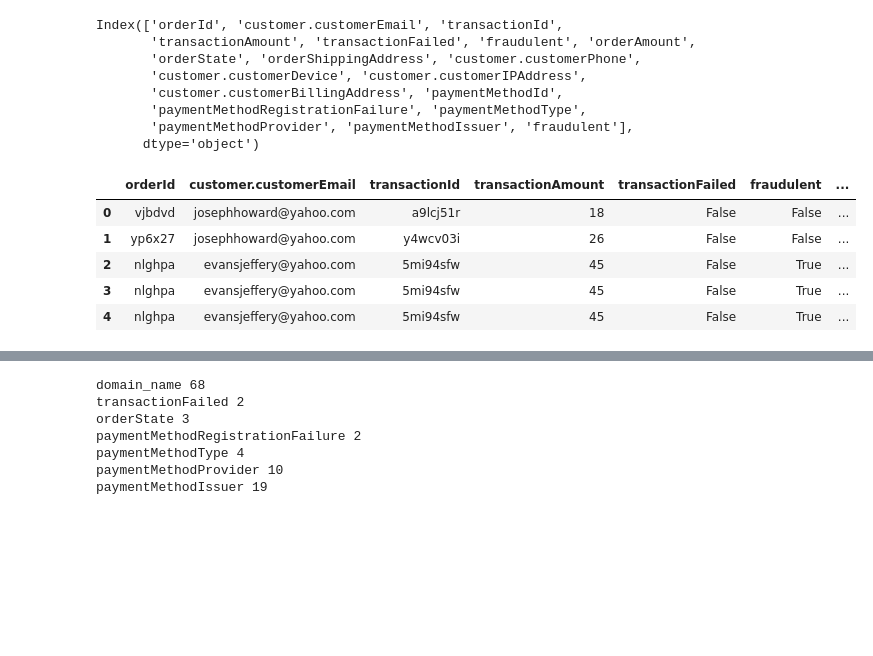
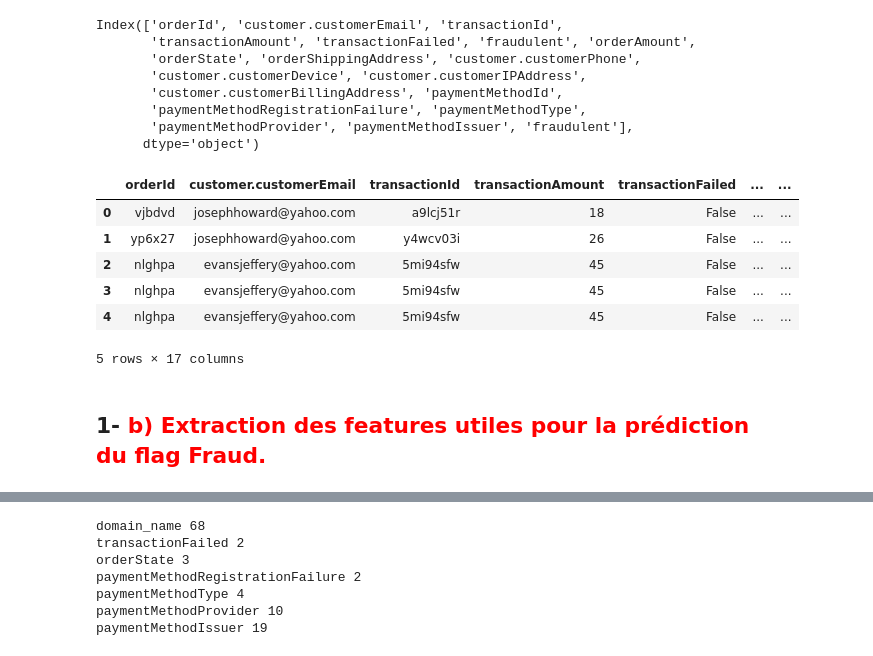
Before and after one commit to JaafarTahiri/Inwi_Test, a Jupyter notebook: Entretien INWI embauche 1.ipynb, the cells around one changed output, grey strips where cells are left out. Cells and saved outputs as stored; diff of their text form; code cells hidden in the pictures; blank space fills up the shorter version.

```diff
--- a/Entretien INWI embauche 1.ipynb
+++ b/Entretien INWI embauche 1.ipynb
@@ -39,7 +38,8 @@ data
     'transactionFailed': False}]}]
 # %%
 import pandas as pd
-pd.set_option('display.max_columns',100)
+pd.set_option('display.max_columns',10)
+pd.set_option('display.max_rows',10)
 df=pd.json_normalize(data)
 # %%
 df.head()
@@ -179,19 +246,25 @@ Index(['orderId', 'customer.customerEmail', 'transactionId',
        'paymentMethodRegistrationFailure', 'paymentMethodType',
        'paymentMethodProvider', 'paymentMethodIssuer', 'fraudulent'],
       dtype='object')
+# %%
+dataset_final= df_test_final.T.drop_duplicates().T
 # %%
 colsnames=['orderId', 'customer.customerEmail', 'transactionId',
-       'transactionAmount', 'transactionFailed', 'orderAmount',
-       'orderState', 'orderShippingAddress', 'customer.customerPhone',
-       'customer.customerDevice','customer.customerIPAddress','customer.customerBillingAddress','paymentMethodId',
+       'transactionAmount', 'transactionFailed', 'orderState',
+       'orderShippingAddress', 'customer.customerPhone',
+       'customer.customerDevice', 'customer.customerIPAddress',
+       'customer.customerBillingAddress', 'paymentMethodId',
        'paymentMethodRegistrationFailure', 'paymentMethodType',
        'paymentMethodProvider', 'paymentMethodIssuer','fraudulent']
+# %%
+dataset_final=dataset_final[colsnames]
 # %%
-df_test_final.head()
+dataset_final.head()
 # %% [output]
-|  | orderId | customer.customerEmail | transactionId | transactionAmount | transactionFailed | fraudulent | ... |
-| 0 | vjbdvd | josephhoward@yahoo.com | a9lcj51r | 18 | False | False | ... |
-| 1 | yp6x27 | josephhoward@yahoo.com | y4wcv03i | 26 | False | False | ... |
-| 2 | nlghpa | evansjeffery@yahoo.com | 5mi94sfw | 45 | False | True | ... |
-| 3 | nlghpa | evansjeffery@yahoo.com | 5mi94sfw | 45 | False | True | ... |
-| 4 | nlghpa | evansjeffery@yahoo.com | 5mi94sfw | 45 | False | True | ... |
+|  | orderId | customer.customerEmail | transactionId | transactionAmount | transactionFailed | ... | ... |
+| 0 | vjbdvd | josephhoward@yahoo.com | a9lcj51r | 18 | False | ... | ... |
+| 1 | yp6x27 | josephhoward@yahoo.com | y4wcv03i | 26 | False | ... | ... |
+| 2 | nlghpa | evansjeffery@yahoo.com | 5mi94sfw | 45 | False | ... | ... |
+| 3 | nlghpa | evansjeffery@yahoo.com | 5mi94sfw | 45 | False | ... | ... |
+| 4 | nlghpa | evansjeffery@yahoo.com | 5mi94sfw | 45 | False | ... | ... |
+5 rows × 17 columns
@@ -203,2 +271,4 @@ colsnames_fraud=['customer.customerEmail','transactionAmount', 'transactionFaile
+# %% [markdown]
+ <h2><b>1-</b><b style="color:Red;"> b) Extraction des features utiles pour la prédiction du flag Fraud. </b></h2>
 # %%
 colsnames_fraud=['customer.customerEmail','transactionAmount', 'transactionFailed',
```
Also changed, not shown: parts of 99 cells of this notebook.
